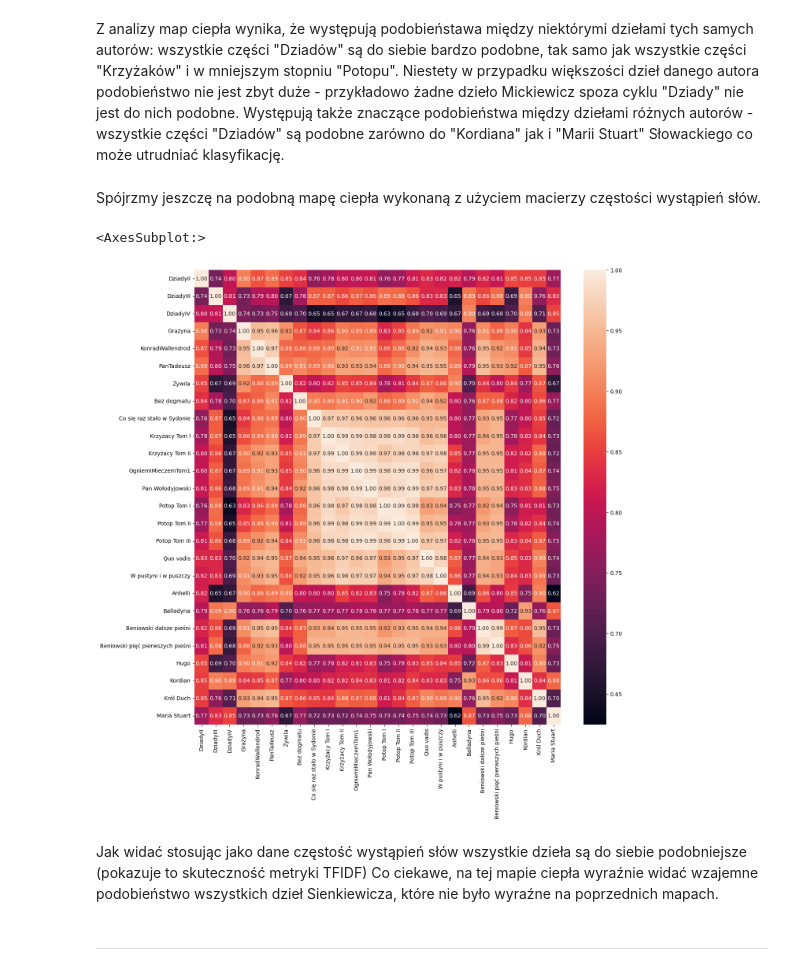
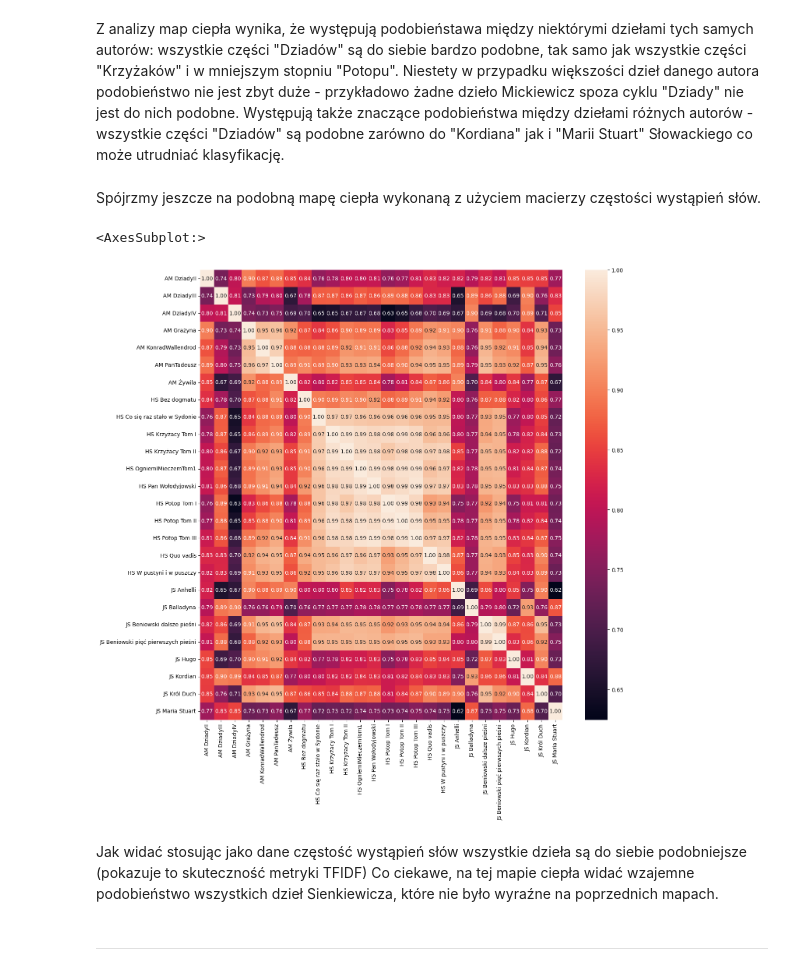
Before and after one commit to opprotossball/PRiAD-Project, a Jupyter notebook: Projekt.ipynb, the cells around one changed output. Drawn from its saved outputs; the diff is of its cells as text; code cells hidden in the pictures.

```diff
--- a/Projekt.ipynb
+++ b/Projekt.ipynb
@@ -395,6 +401,9 @@ Zrobimy to prezentując mapę ciepła prezentującą podobieństwo między poszc
 df = tfidf(data3)
 names = data3.index.tolist()
 labels = df['labels']
+ticks = []
+for i in range(len(names)):
+    ticks.append(''.join(c for c in labels[i] if c.isupper()) + ' ' + names[i])
 df = df.drop(columns='labels')
 n = df.shape[0]
 mapar = np.empty([n, n])
@@ -402,8 +411,6 @@ for i in range(n):
     for j in range(n):
         mapar[i, j] = cosine_dist(df.iloc[i,:], df.iloc[j,:])
 plt.figure(figsize=(15,15), dpi = 100)
-sns.heatmap(mapar, annot=mapar, fmt='0.2f', xticklabels=names, yticklabels=names)
-plt.figure(figsize=(15,15), dpi = 100)
-sns.heatmap(mapar, annot=mapar, fmt='0.2f', xticklabels=labels, yticklabels=labels)
+sns.heatmap(mapar, annot=mapar, fmt='0.2f', xticklabels=ticks, yticklabels=ticks)
 # %% [output]
 <AxesSubplot:>
@@ -414,25 +420,28 @@ Z analizy map ciepła wynika, że występują podobieństawa między niektórymi
 Niestety w przypadku większości dzieł danego autora podobieństwo nie jest zbyt duże - przykładowo żadne dzieło Mickiewicz spoza cyklu "Dziady" nie jest do nich podobne.
 Występują także znaczące podobieństwa między dziełami różnych autorów - wszystkie części "Dziadów" są podobne zarówno do "Kordiana" jak i "Marii Stuart" Słowackiego co może utrudniać klasyfikację.
 # %% [markdown]
-Spójrzmy jeszczę na podobną mapę ciepła wykonaną z użyciem macierzy częstości wystąpień słów.
+Spójrzmy jeszcze na podobną mapę ciepła wykonaną z użyciem macierzy częstości wystąpień słów.
 # %%
 df = frequency(data3)
 names = data3.index.tolist()
 labels = df['labels']
+ticks = []
+for i in range(len(names)):
+    ticks.append(''.join(c for c in labels[i] if c.isupper()) + ' ' + names[i])
 df = df.drop(columns='labels')
 n = df.shape[0]
 mapar = np.empty([n, n])
 for i in range(n):
     for j in range(n):
         mapar[i, j] = cosine_dist(df.iloc[i,:], df.iloc[j,:])
 plt.figure(figsize=(15,15), dpi = 100)
-sns.heatmap(mapar, annot=mapar, fmt='0.2f', xticklabels=names, yticklabels=names)
+sns.heatmap(mapar, annot=mapar, fmt='0.2f', xticklabels=ticks, yticklabels=ticks)
 # %% [output]
 <AxesSubplot:>
-[figure, old version]
+[figure, new version]
 # %% [markdown]
 Jak widać stosując jako dane częstość wystąpień słów wszystkie dzieła są do siebie podobniejsze (pokazuje to skuteczność metryki TFIDF)
-Co ciekawe, na tej mapie ciepła wyraźnie widać wzajemne podobieństwo wszystkich dzieł Sienkiewicza, które nie było wyraźne na poprzednich mapach.
+Co ciekawe, na tej mapie ciepła widać wzajemne podobieństwo wszystkich dzieł Sienkiewicza, które nie było wyraźne na poprzednich mapach.
 # %% [markdown]
 ___
 # %% [markdown]
```
Also changed, not shown: parts of 28 cells of this notebook.
